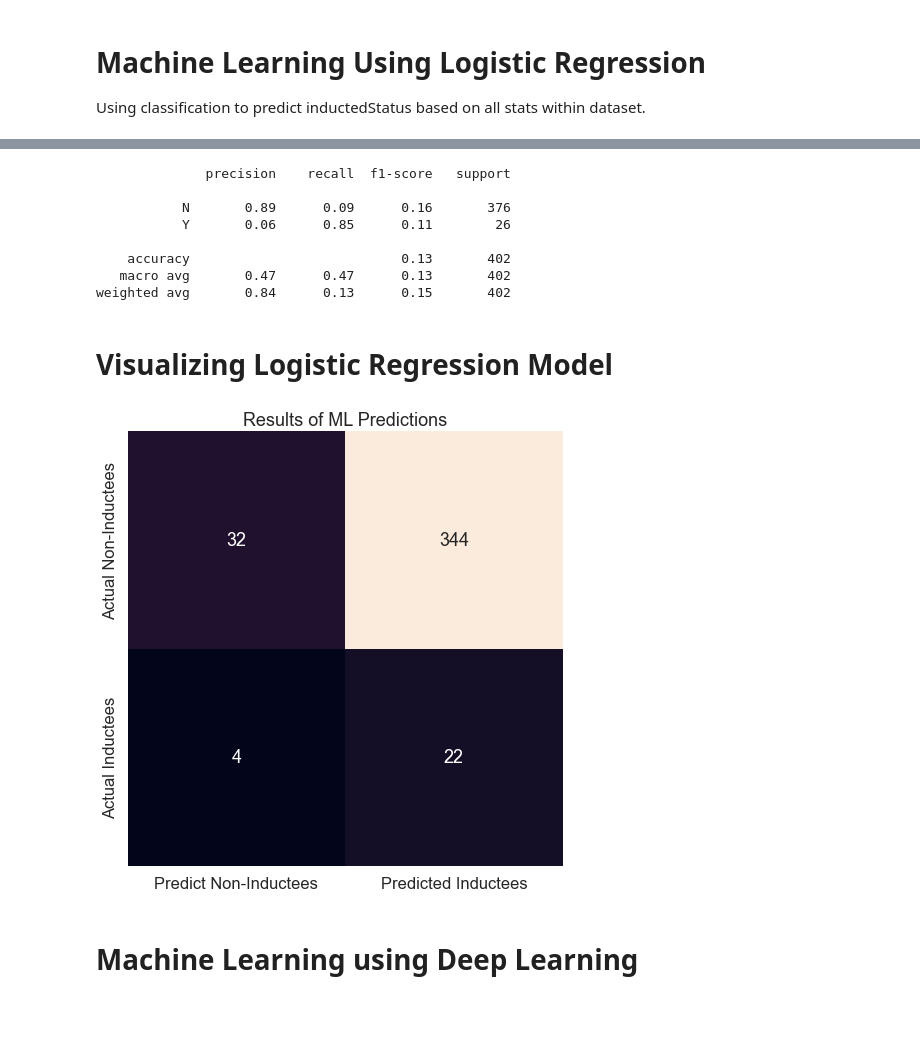
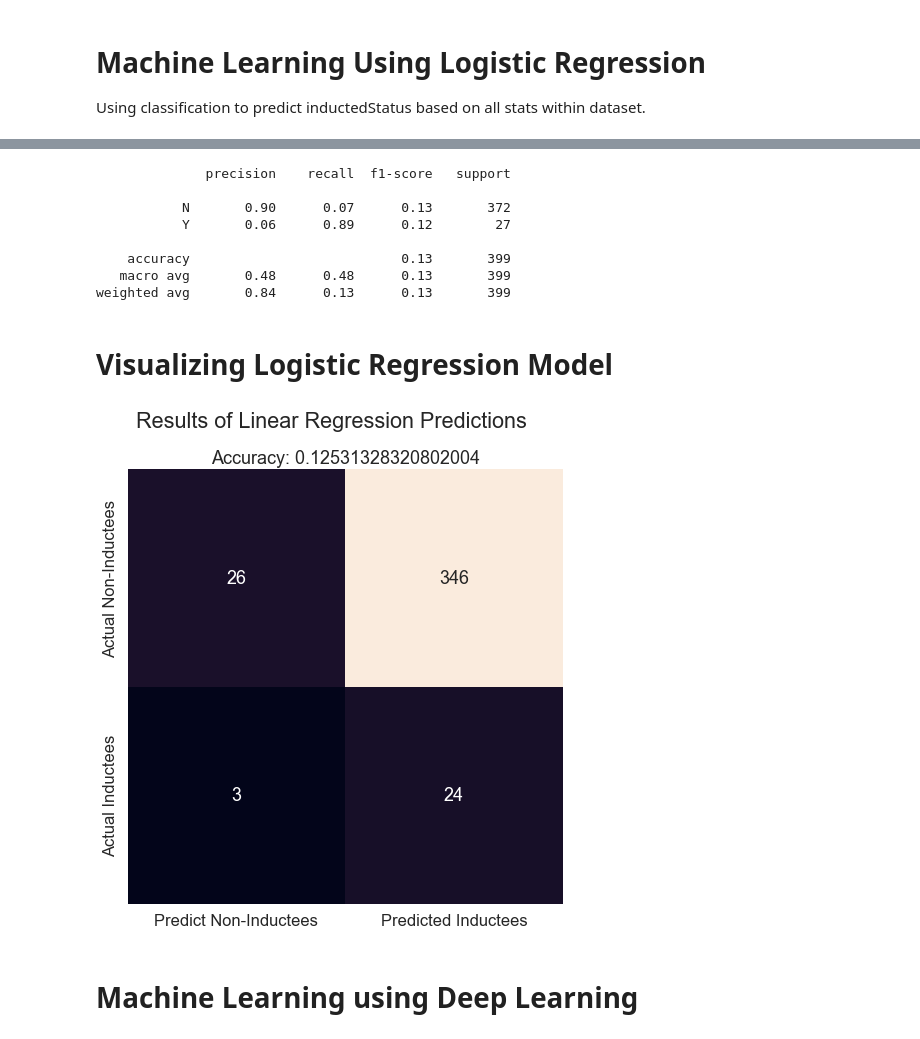
Before and after one commit to sting0312/GoldenGloves, a Jupyter notebook: golden-gloves.ipynb, the cells around one changed output, grey strips where cells are left out. Cells and saved outputs as stored; diff of their text form; code cells hidden in the pictures; blank space fills up the shorter version.

```diff
--- a/golden-gloves.ipynb
+++ b/golden-gloves.ipynb
@@ -219,6 +219,9 @@ train_df = pd.merge(train_df, career_fielding_df, left_on='playerID', right_on='
 
 # Appending pitching data
 train_df = pd.merge(train_df, career_pitching_df, left_on='playerID', right_on='playerID')
+# %%
+# Removing all non-Players from dataset
+train_df = train_df[train_df['category'] == 'Player']
 # %%
 # Cleaning data table
 train_df = train_df.drop(['playerID', 'yearID', 'votedBy', 'category', 'needed_note', 'needed', 'ballots', 'votes'], axis=1)
@@ -307,43 +310,44 @@ print(classification_report(y_test, predictions))
 # %% [output]
               precision    recall  f1-score   support
 
-           N       0.89      0.09      0.16       376
-           Y       0.06      0.85      0.11        26
+           N       0.90      0.07      0.13       372
+           Y       0.06      0.89      0.12        27
 
-    accuracy                           0.13       402
-   macro avg       0.47      0.47      0.13       402
-weighted avg       0.84      0.13      0.15       402
+    accuracy                           0.13       399
+   macro avg       0.48      0.48      0.13       399
+weighted avg       0.84      0.13      0.13       399
 # %% [markdown]
 # Visualizing Logistic Regression Model
 # %%
 # Creating visual of confusion matrix
 import seaborn as sns
 import matplotlib.pyplot as plt
 
 # Increasing plot size
 sns.set(rc = {'figure.figsize': (15,8)})
 
 # Increasing default text size
 sns.set(font_scale=1.5)
 
 # Creating heatmap
 sns.heatmap(
     cm,             # data given to map
     annot=True,     # annotating numbers to squares
     square=True,    # making all sectors equal squares
     xticklabels=['Predict Non-Inductees', 'Predicted Inductees'],
     yticklabels=['Actual Non-Inductees', 'Actual Inductees'],
     cbar=False,     # disabling color bar
     fmt='g'         # forcing standard number notation
 )
 
 # Adding title to plot
-plt.title('Results of ML Predictions')
+plt.suptitle('Results of Linear Regression Predictions')
+plt.title(f'Accuracy: {score}')
 
 # Displaying plot
 plt.show()
 # %% [output]
-[figure, old version]
+[figure, new version]
 # %% [markdown]
 # Machine Learning using Deep Learning
 # %%
```
Also changed, not shown: parts of 11 cells of this notebook.
